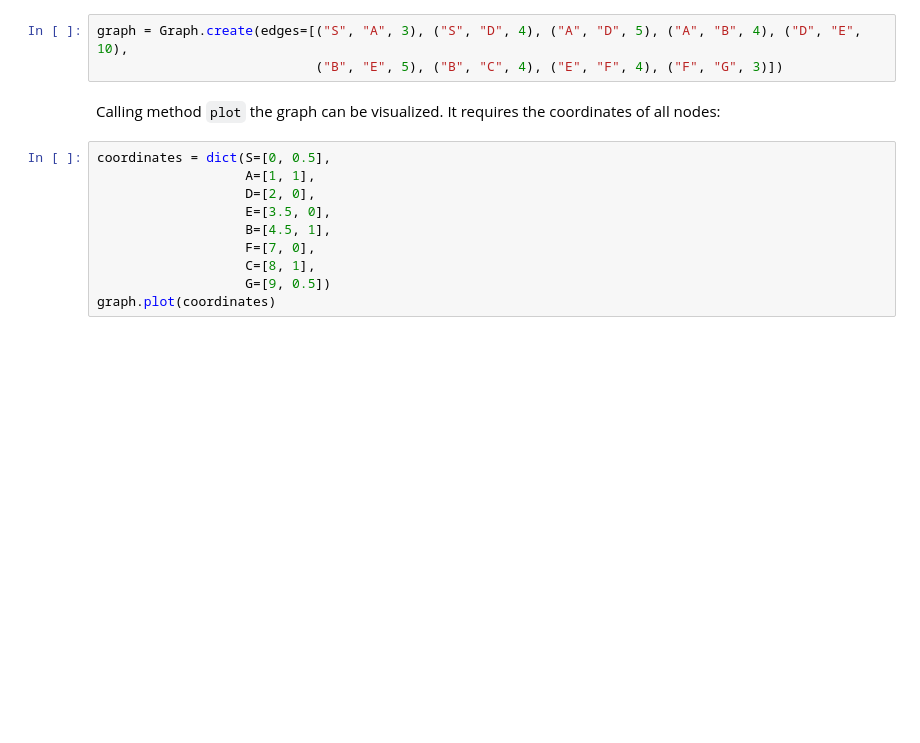
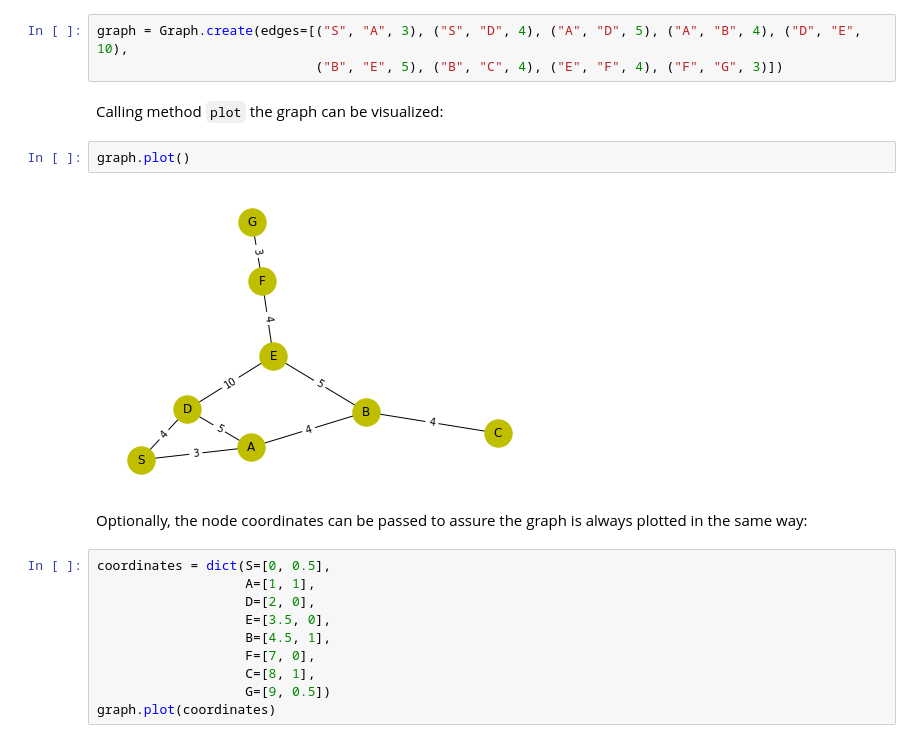
Before and after one commit to alouwyck/SearchExerciser, a Jupyter notebook: 0_search_exerciser_quick_start.ipynb, the cells around one changed output. Drawn from its saved outputs; the diff is of its cells as text; blank space fills up the shorter version.

```diff
--- a/0_search_exerciser_quick_start.ipynb
+++ b/0_search_exerciser_quick_start.ipynb
@@ -162,7 +164,13 @@ To create the graph, we pass the edges of the graph to static method `Graph.crea
 graph = Graph.create(edges=[("S", "A", 3), ("S", "D", 4), ("A", "D", 5), ("A", "B", 4), ("D", "E", 10),
                             ("B", "E", 5), ("B", "C", 4), ("E", "F", 4), ("F", "G", 3)])
 # %% [markdown]
-Calling method `plot` the graph can be visualized. It requires the coordinates of all nodes:
+Calling method `plot` the graph can be visualized:
+# %%
+graph.plot()
+# %% [output]
+[figure, added]
+# %% [markdown]
+Optionally, the node coordinates can be passed to assure the graph is always plotted in the same way:
 # %%
 coordinates = dict(S=[0, 0.5],
                    A=[1, 1],
```
Also changed, not shown: parts of 3 cells of this notebook.
